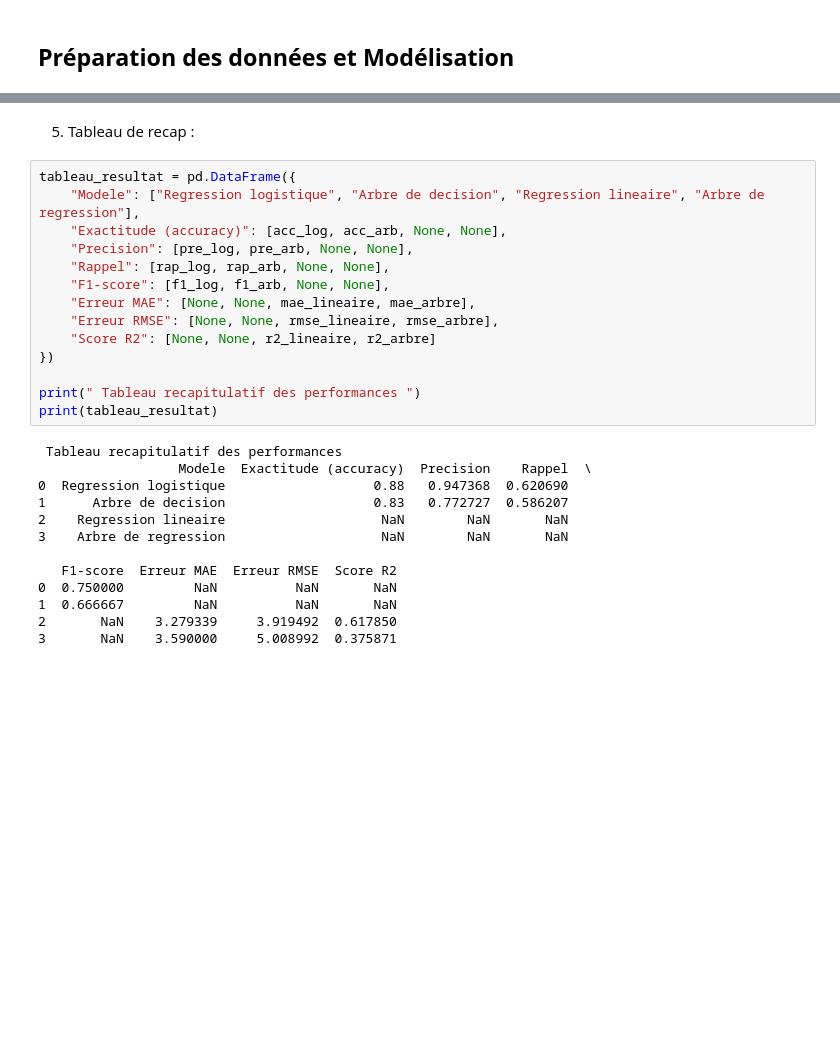
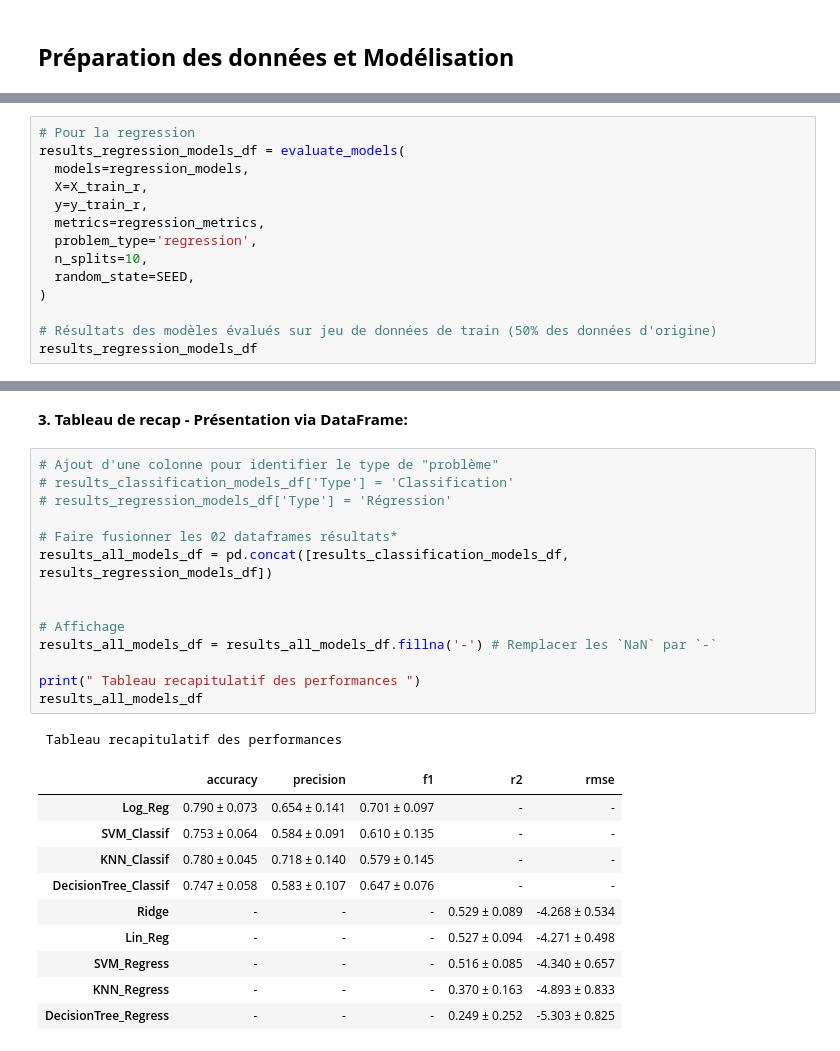
Before and after one commit to kevin-tchinda/student-success-monitoring, a Jupyter notebook: notebooks/student_success_monitoring.ipynb, the cells around one changed output, grey strips where cells are left out. Drawn from its saved outputs; the diff is of its cells as text; blank space fills up the shorter version.

```diff
--- a/notebooks/student_success_monitoring.ipynb
+++ b/notebooks/student_success_monitoring.ipynb
@@ -548,0 +641,14 @@ Le meilleur modele est celui avec le R2 le plus eleve et la plus petite erreur M
+# %%
+# Pour la regression
+results_regression_models_df = evaluate_models(
+  models=regression_models,
+  X=X_train_r,
+  y=y_train_r,
+  metrics=regression_metrics,
+  problem_type='regression',
+  n_splits=10,
+  random_state=SEED,
+)
+
+# Résultats des modèles évalués sur jeu de données de train (50% des données d'origine)
+results_regression_models_df
@@ -549,29 +672,28 @@ Le meilleur modele est celui avec le R2 le plus eleve et la plus petite erreur M
 # %% [markdown]
-5. Tableau de recap :
+**3. Tableau de recap - Présentation via DataFrame:**
 # %%
-tableau_resultat = pd.DataFrame({
-    "Modele": ["Regression logistique", "Arbre de decision", "Regression lineaire", "Arbre de regression"],
-    "Exactitude (accuracy)": [acc_log, acc_arb, None, None],
-    "Precision": [pre_log, pre_arb, None, None],
-    "Rappel": [rap_log, rap_arb, None, None],
-    "F1-score": [f1_log, f1_arb, None, None],
-    "Erreur MAE": [None, None, mae_lineaire, mae_arbre],
-    "Erreur RMSE": [None, None, rmse_lineaire, rmse_arbre],
-    "Score R2": [None, None, r2_lineaire, r2_arbre]
-})
+# Ajout d'une colonne pour identifier le type de "problème"
+# results_classification_models_df['Type'] = 'Classification'
+# results_regression_models_df['Type'] = 'Régression'
+
+# Faire fusionner les 02 dataframes résultats*
+results_all_models_df = pd.concat([results_classification_models_df, results_regression_models_df])
+
+
+# Affichage
+results_all_models_df = results_all_models_df.fillna('-') # Remplacer les `NaN` par `-`
 
 print(" Tableau recapitulatif des performances ")
-print(tableau_resultat)
+results_all_models_df
 # %% [output]
  Tableau recapitulatif des performances
-                  Modele  Exactitude (accuracy)  Precision    Rappel  \
-0  Regression logistique                   0.88   0.947368  0.620690
-1      Arbre de decision                   0.83   0.772727  0.586207
-2    Regression lineaire                    NaN        NaN       NaN
-3    Arbre de regression                    NaN        NaN       NaN
-
-   F1-score  Erreur MAE  Erreur RMSE  Score R2
-0  0.750000         NaN          NaN       NaN
-1  0.666667         NaN          NaN       NaN
-2       NaN    3.279339     3.919492  0.617850
-3       NaN    3.590000     5.008992  0.375871
+|  | accuracy | precision | f1 | r2 | rmse |
+| Log_Reg | 0.790 ± 0.073 | 0.654 ± 0.141 | 0.701 ± 0.097 | - | - |
+| SVM_Classif | 0.753 ± 0.064 | 0.584 ± 0.091 | 0.610 ± 0.135 | - | - |
+| KNN_Classif | 0.780 ± 0.045 | 0.718 ± 0.140 | 0.579 ± 0.145 | - | - |
+| DecisionTree_Classif | 0.747 ± 0.058 | 0.583 ± 0.107 | 0.647 ± 0.076 | - | - |
+| Ridge | - | - | - | 0.529 ± 0.089 | -4.268 ± 0.534 |
+| Lin_Reg | - | - | - | 0.527 ± 0.094 | -4.271 ± 0.498 |
+| SVM_Regress | - | - | - | 0.516 ± 0.085 | -4.340 ± 0.657 |
+| KNN_Regress | - | - | - | 0.370 ± 0.163 | -4.893 ± 0.833 |
+| DecisionTree_Regress | - | - | - | 0.249 ± 0.252 | -5.303 ± 0.825 |
```
Also changed, not shown: parts of 53 cells of this notebook.
